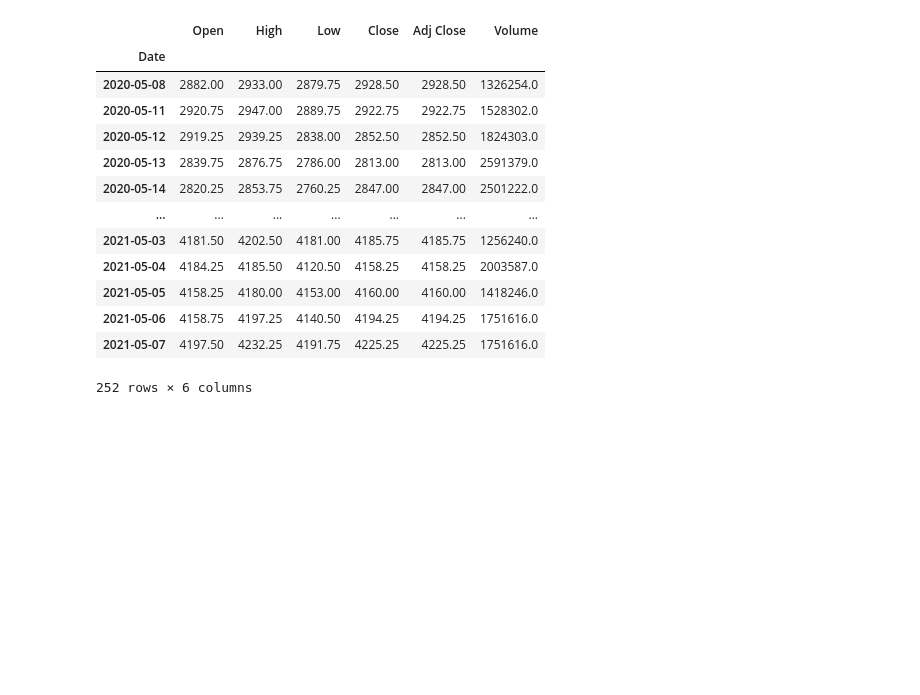
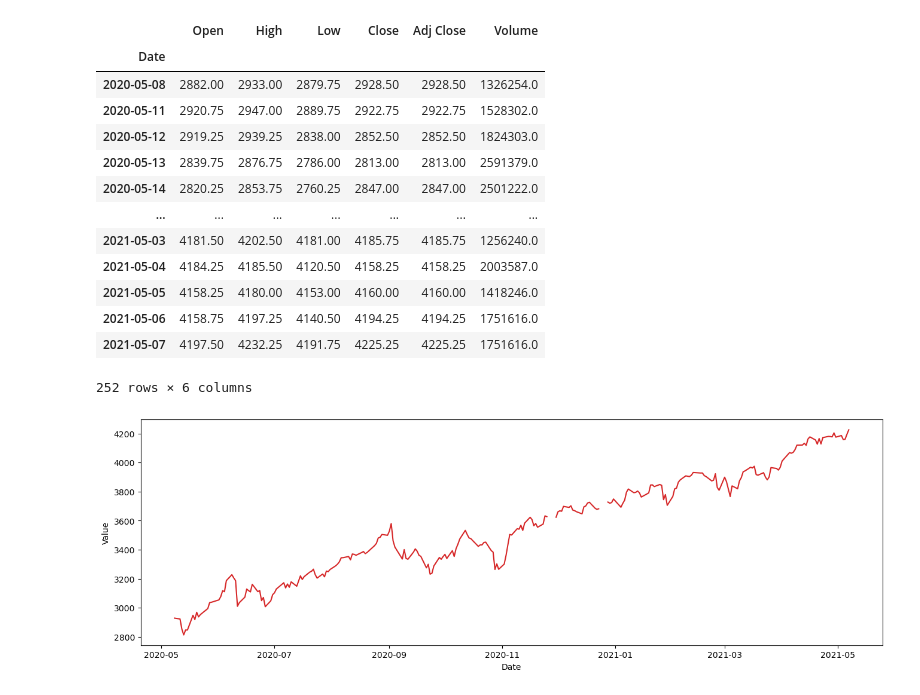
Before and after one commit to AndrewPomorski/Notebooks, a Jupyter notebook: Time series.ipynb, the cells around one changed output. Drawn from its saved outputs; the diff is of its cells as text; code cells hidden in the pictures; blank space fills up the shorter version.

```diff
--- a/Time series.ipynb
+++ b/Time series.ipynb
@@ -32,4 +34,6 @@ def plot_df(df, x, y, title="", xlabel='Date', ylabel='Value', dpi=100):
     plt.gca().set(title=title, xlabel=xlabel, ylabel=ylabel)
     plt.show()
 # %%
-plot_df(df, x=df.index, y=)
+plot_df(df, x=df.index, y=df.Close)
+# %% [output]
+[figure, added]
```
Also changed, not shown: parts of 1 cell of this notebook, 2 other files.
